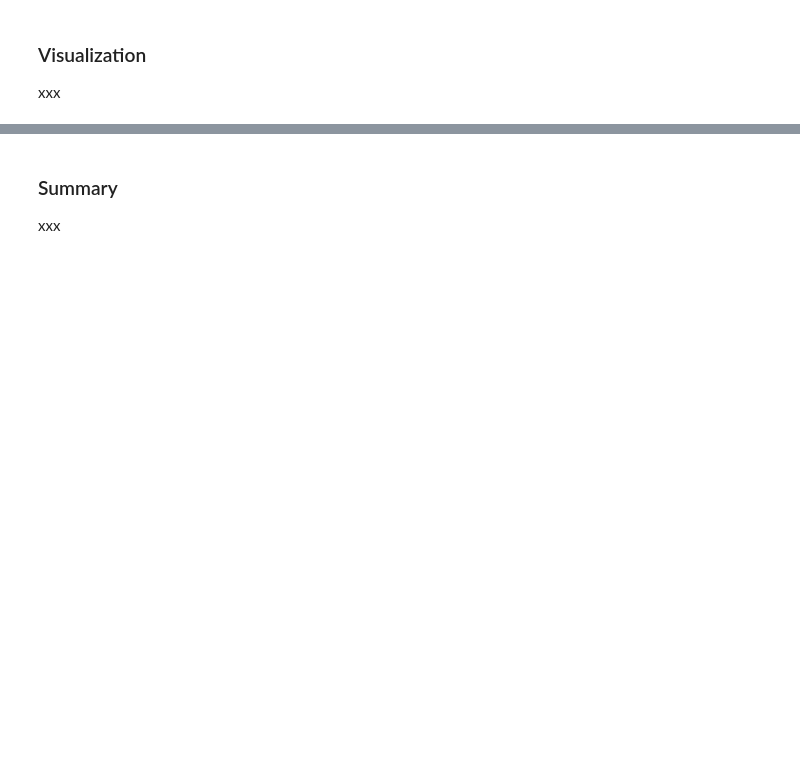
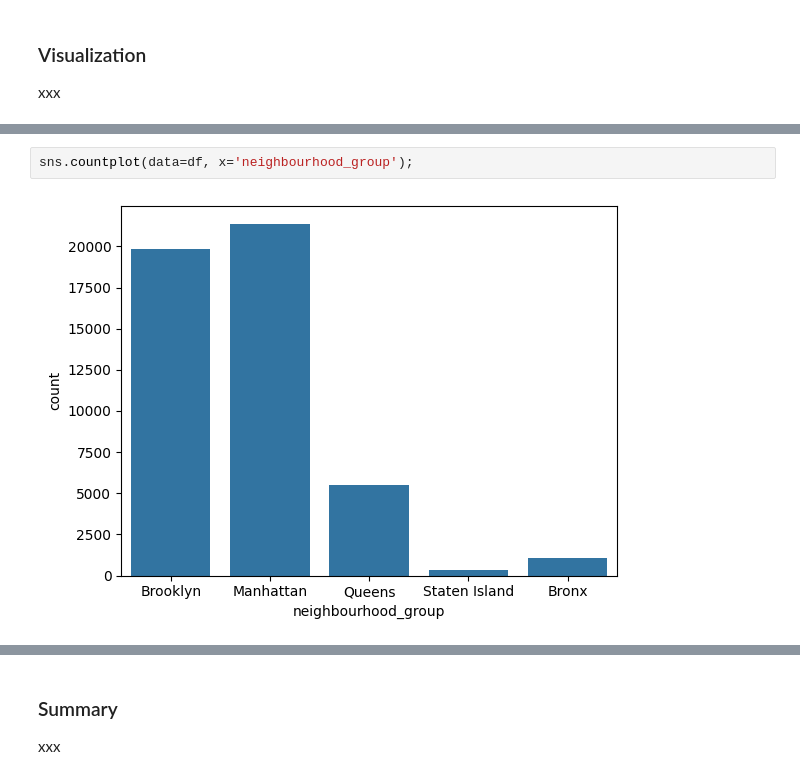
Before and after one commit to agrotz-msai/ai-programming-foundations-project, a Jupyter notebook: data_workflow.ipynb, the cells around one changed output, grey strips where cells are left out. Saved outputs shown, nothing was run; the diff lists cells and outputs as text; blank space fills up the shorter version.

```diff
--- a/data_workflow.ipynb
+++ b/data_workflow.ipynb
@@ -51,0 +265,4 @@ xxx
+# %%
+sns.countplot(data=df, x='neighbourhood_group');
+# %% [output]
+[figure, added]
```
Also changed, not shown: parts of 30 cells of this notebook, 1 other file.
